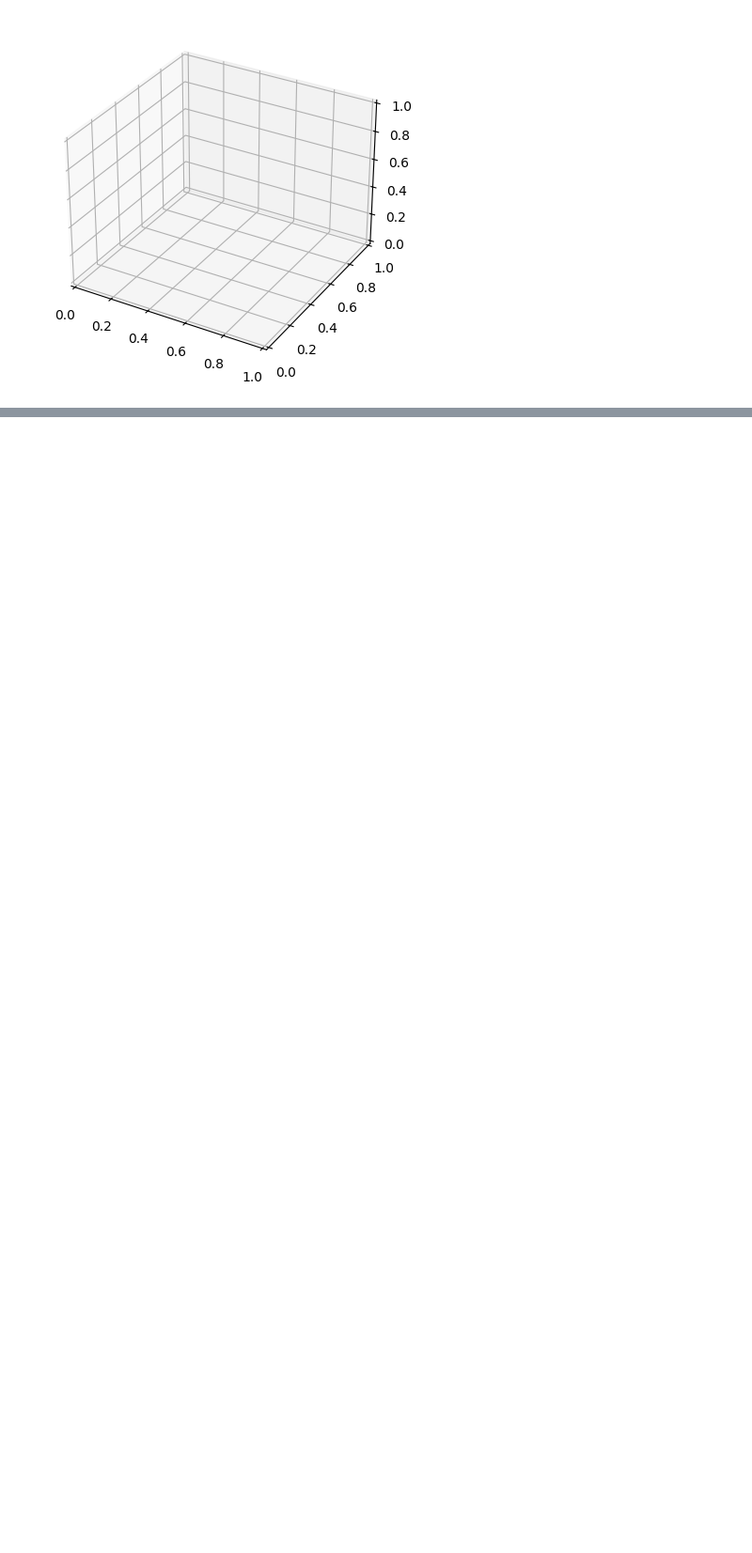
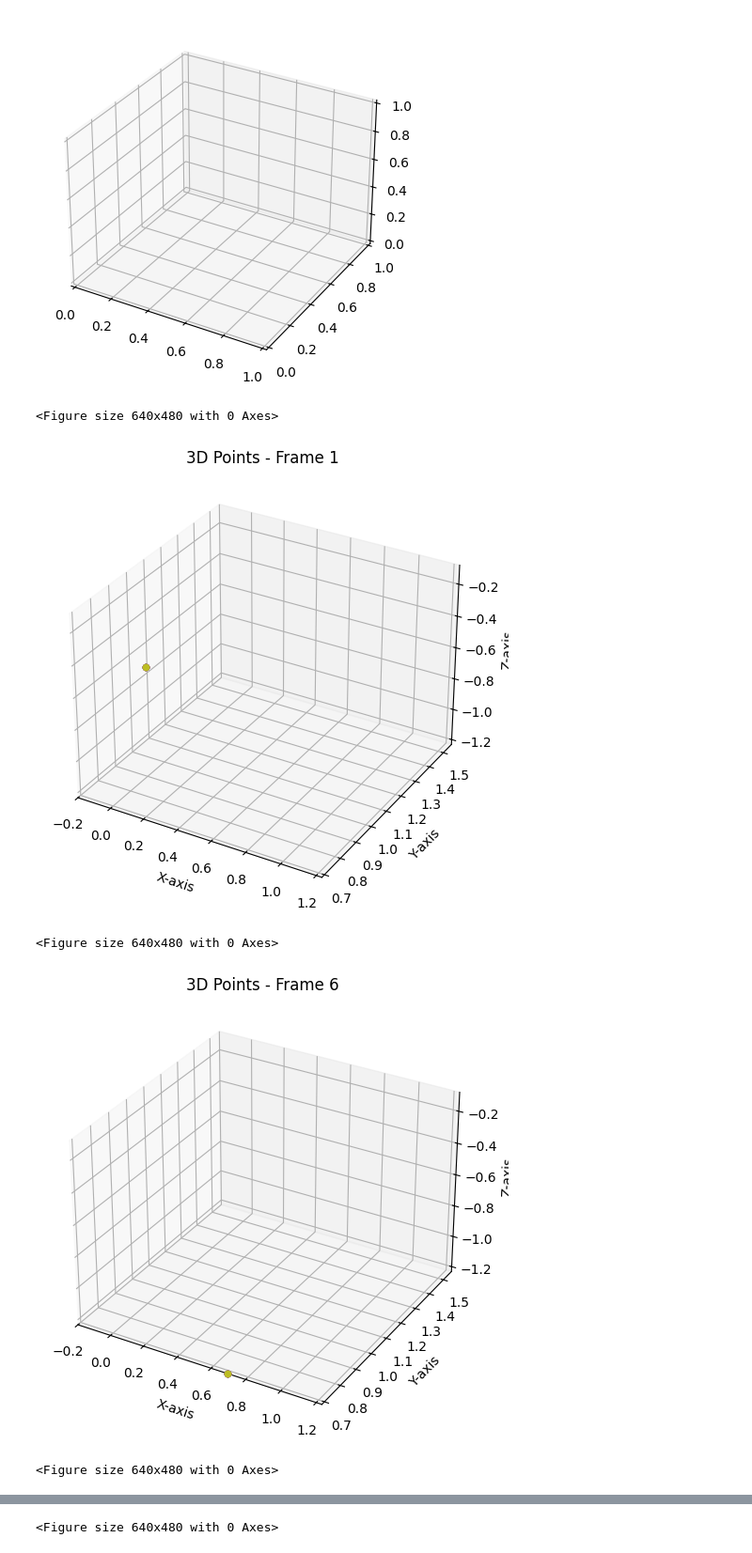
Before and after one commit to spkim8804/yolov8_sp, a Jupyter notebook: 20241224_3d_triangulate.ipynb, the cells around one changed output, grey strips where cells are left out. Shown at 94% size. Saved outputs shown, nothing was run; the diff lists cells and outputs as text; code cells hidden in the pictures; blank space fills up the shorter version.

Commit message:
calibration added

```diff
--- a/20241224_3d_triangulate.ipynb
+++ b/20241224_3d_triangulate.ipynb
@@ -15,10 +15,12 @@ rot_vectors = [np.array(rvec) for rvec in calibration_data["rot_vectors"]]
 trans_vectors = [np.array(tvec) for tvec in calibration_data["trans_vectors"]]
 square_size = 4  # 4 cm
 
+print(f"################ camera calibration #############")
 print(f"camera_matrices: {camera_matrices}")
 print(f"dist_coeff: {dist_coeffs}")
 print(f"rot_vectors: {rot_vectors}")
 print(f"trans_vectors: {trans_vectors}")
+print(f"################ camera calibration #############")
 
 # 각 카메라의 투영 행렬 계산
 projection_matrices = []
@@ -86,7 +88,8 @@ def triangulate_points(row, conf, camera_cnt):
         return triangulated_point[:3].flatten()
 
 # Load points from file and process
-input_file = "D:/spkim/data/20241114_40Hz_test/20241114_40Hz_test/C_20Hz_Bandi_20fps.txt"  # File containing points
+# input_file = "D:/spkim/data/20241114_40Hz_test/20241114_40Hz_test/C_20Hz_Bandi_20fps.txt"  # File containing points
+input_file = "border_test2.txt"
 points_data = np.loadtxt(input_file, delimiter="\t")  # Load the data from file
 
 # Extract 2D points and confidences
@@ -103,7 +106,7 @@ for row in points_data:
         points_2d = []
         conf = []
         for j in range(camera_cnt):
-            x, y, confidence = row[j*keypoint_cnt + i*3 : j*keypoint_cnt + i*3 + 3]
+            x, y, confidence = row[j*keypoint_cnt*3 + i*3 : j*keypoint_cnt*3 + i*3 + 3]
             points_2d.append(x)
             points_2d.append(y)
             conf.append(confidence)
@@ -117,13 +120,15 @@ for row in points_data:
         if(y_max < point_3d[1]): y_max = point_3d[1]
         if(z_min > point_3d[2]): z_min = point_3d[2]
         if(z_max < point_3d[2]): z_max = point_3d[2]
+        # print(f"{x_min} {x_max} {y_min} {y_max} {z_min} {z_max}")
 
         triangulated_row.extend(point_3d)
 
     triangulated_points.append(triangulated_row)
 
 # Save triangulated points to a text file
-output_file = "triangulated_points.txt"
+# output_file = "triangulated_points.txt"
+output_file = "border_test_result2.txt"
 np.savetxt(output_file, triangulated_points, fmt="%.6f", comments="", delimiter="\t")
 
 def plot_frame_with_slider(frame_idx):
@@ -142,9 +147,13 @@ def plot_frame_with_slider(frame_idx):
     ax.set_title(f"3D Points - Frame {frame_idx + 1}")
 
     # x, y, z 축 범위 설정
-    ax.set_xlim(x_min -1, x_max +1)  # x축 범위
-    ax.set_ylim(y_min -1, y_max +1)  # y축 범위
-    ax.set_zlim(z_min -1, z_max +1)  # z축 범위
+    ax.set_xlim(x_min, x_max)  # x축 범위
+    ax.set_ylim(y_min, y_max)  # y축 범위
+    ax.set_zlim(z_min, z_max)  # z축 범위
+
+    # ax.set_xlim(-10, 6)  # x축 범위
+    # ax.set_ylim(5, 20)  # y축 범위
+    # ax.set_zlim(-16, 0)  # z축 범위
 
     plt.show()
 
@@ -214,3 +225,14 @@ plt.show()
 anim.save('animation.mp4', writer='ffmpeg')
 # %% [output]
 [figure]
+# %%
+plot_frame_with_slider(0)
+plot_frame_with_slider(5)
+plot_frame_with_slider(10)
+plot_frame_with_slider(15)
+# %% [output]
+<Figure size 640x480 with 0 Axes>
+[figure, added]
+<Figure size 640x480 with 0 Axes>
+[figure, added]
+<Figure size 640x480 with 0 Axes>
@@ -216,0 +240 @@ anim.save('animation.mp4', writer='ffmpeg')
+<Figure size 640x480 with 0 Axes>
```
Also changed, not shown: parts of 3 cells of this notebook, 8 other files.
